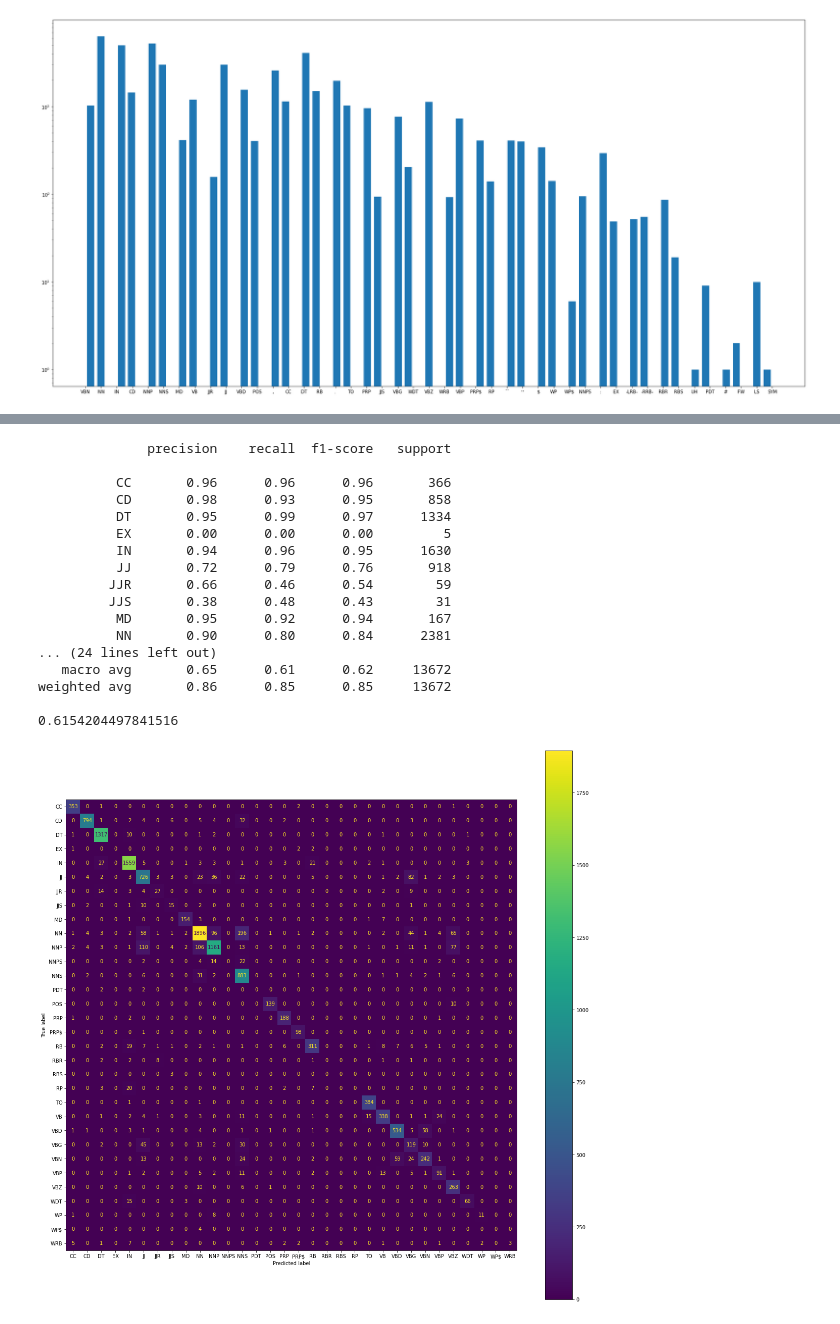
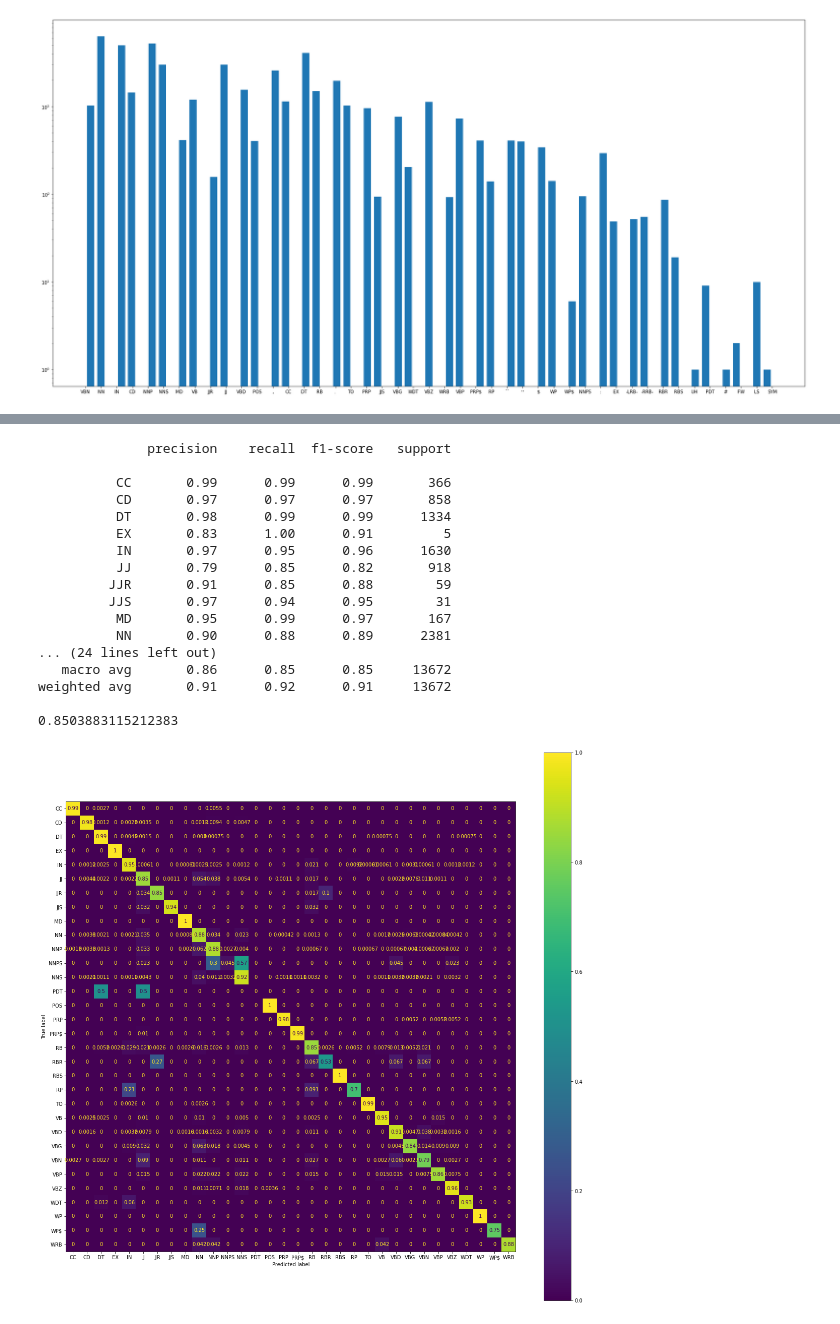
Before and after one commit to DomMcOyle/NLP-Assigments-22-23, a Jupyter notebook: Assignment1.ipynb, the cells around one changed output, grey strips where cells are left out. Cells and saved outputs as stored; diff of their text form; code cells hidden in the pictures.

```diff
--- a/Assignment1.ipynb
+++ b/Assignment1.ipynb
@@ -523,18 +525,21 @@ from keras.models import Model
 # lstm + two dense (first td 100)           -> (0.43 f1-macro lr: 1e-2 100 epochs only the last one is time distributed) (Uppercase enabled)
 # one gru                                   -> (0.83 f1-macro lr: 1e-3 100 epochs) (Uppercase enabled)
 
-# one lstm                              -> (0.83 f1-macro lr: 1e-3) (Lowercase enabled)
-# two lstm                              -> (0.81 f1-macro lr: 1e-3) (Lowercase enabled)
-# two dense (first td 100)              -> (0.41 f1-macro lr: 1e-2 100 epochs only the first one is time distributed) (Lowercase enabled)
-# two dense (first td 100)              -> (0.62 f1-macro lr: 1e-2 100 epochs both time distributed) (Lowercase enabled)
-# one gru                               -> (0.87  f1-macro lr: 1e-3 100 epochs) (Lowercase enabled)
+# one lstm                                  -> (0.83 f1-macro lr: 1e-3) (Lowercase enabled)
+# two lstm                                  -> (0.81 f1-macro lr: 1e-3) (Lowercase enabled)
+# two dense (first td 100)                  -> (0.41 f1-macro lr: 1e-2 100 epochs only the first one is time distributed) (Lowercase enabled)
+# two dense (first td 100)                  -> (0.62 f1-macro lr: 1e-2 100 epochs both time distributed) (Lowercase enabled)
+# one gru                                   -> (0.87  f1-macro lr: 1e-3 100 epochs) (Lowercase enabled)
 
 # one lstm  200d                            -> (0.83 f1-macro lr: 1e-3) (Lowercase enabled)
 #                                           -> (0.83 f1-macro lr: 1e-2)
 # two lstm 200d                             -> (0.81 f1-macro lr: 1e-3) (Lowercase enabled)
 #                                           -> (0.81 f1-macro lr: 1e-2)
-# two dense (first td 200)  200d            -> (0.61 f1-macro lr: 1e-2 100epochs both time distributed, the first is 200) (Lowercase enabled)
-# one gru 200d                              -> (0.85  f1-macro lr: 1e-3 100 epochs) (Lowercase enabled)
+# two dense (first td 200)  200d            -> (0.61 f1-macro lr: 1e-2 100 epochs both time distributed, the first is 200) (Lowercase enabled)
+# two dense (first td 200)  100d            -> (0.81 f1-macro lr: 1e-2 100 epochs both time distributed, the first is 200 and activation relu) (Lowercase enabled)
+# two dense (first td 200)  100d            -> (0.84 f1-macro lr: 5e-3 100 epochs both time distributed, activation relu) (Lowercase enabled)
+# two dense (first td 200)  100d            -> (0.80 f1-macro lr: 5e-3 100 epochs both time distributed, activation relu) (Uppercase enabled)
+# one gru 200d                              -> (0.85 f1-macro lr: 1e-3 100 epochs) (Lowercase enabled)
 #                                           -> (0.83 f1-macro lr: 1e-2) //
 
 # one lstm  300d                            -> (0.82 f1-macro lr: 1e-3) (Lowercase enabled)
@@ -543,20 +548,31 @@ from keras.models import Model
 #                                           -> (0.84 f1-macro lr: 1e-2) //
 #                                           -> (0.79 f1-macro lr: 1e-2) // 150->100
 # two dense (first td 200)  300d            -> (0.49 f1-macro lr: 1e-2 100 epochs both time distributed, the first is 200) (Lowercase enabled)
-# one gru 300d                              -> (0.83  f1-macro lr: 1e-3 100 epochs) (Lowercase enabled)
+# one gru 300d                              -> (0.83 f1-macro lr: 1e-3 100 epochs) (Lowercase enabled)
 #                                           -> (0.85 f1-macro lr: 1e-2) //
+# two dense (first td 200)  100d            -> (0.82 f1-macro lr: 1e-2 100 epochs both time distributed, the first is 100 with activation relu) (Lowercase enabled)
+#                                                                               (step scheduler halving the lr every 5 epochs)
+# two dense (first td 200)  100d            -> (0.81 f1-macro lr: 1e-2 100 epochs both time distributed, the first is 100 with activation relu) (Lowercase enabled)
+#                                                                               (step scheduler halving the lr every 3 epochs)
+# two dense (first td 200)  100d            -> (0.82 f1-macro lr: 5e-3 100 epochs both time distributed, the first is 100 with activation relu) (Lowercase enabled)
+#                                                                               (step scheduler halving the lr every 3 epochs)
+# one lstm  300d                            -> (0.85 f1-macro lr: 1e-2)         (step scheduler halving the lr every 3 epochs)
 def build_model(num_tokens, embedding_dimension, embedding_matrix):
+  # Improvement from 100 to 200 in the Time distributed dense layer because
+  # the fisrt Dense layer created a bottleneck (or squashing, since we used softmax for this layer too)
+  # in the structure of the network, which should resable an inverted hourglass ( <|_connections_|> )
+  # and not a funnel ( \|_connections_|/ )
     input = Input(shape=(None,), dtype="int32")
     x = Embedding(num_tokens,
                   embedding_dimension,
                   embeddings_initializer=tf.keras.initializers.Constant(embedding_matrix),
                   trainable=False,
                   mask_zero=True)(input)
-    x = Bidirectional(LSTM(100, return_sequences = True))(x)
     # x = Bidirectional(LSTM(100, return_sequences = True))(x)
-    # x = Bidirectional(GRU(100, return_sequences=True))(x)
+    # x = Bidirectional(LSTM(100, return_sequences = True))(x)
+    x = Bidirectional(GRU(100, return_sequences=True))(x)
     # x = Bidirectional(LSTM(100, return_sequences=True))(x)
-    x = TimeDistributed(Dense(200, activation="softmax"))(x)
+    # x = TimeDistributed(Dense(100, activation="relu"))(x) # changed from softmax
     x = TimeDistributed(Dense(n_classes, activation="softmax"))(x)
     return Model(input, x)
 
@@ -600,7 +616,7 @@ training_info = {
 
 
 def step_scheduler(epoch, lr): # insight: bad results for this task
-  if epoch>1 and epoch % 20 == 0:
+  if epoch>1 and epoch % 3 == 0:
     return lr/2
   else:
     return lr
@@ -624,14 +640,14 @@ def warmup_scheduler(epoch, lr):
 pat = 10 #setting the patience value
 es = tf.keras.callbacks.EarlyStopping(monitor='val_loss', patience=pat, min_delta=1e-4, restore_best_weights=True)
 scheduler_verbose_par = 1
-scheduler = tf.keras.callbacks.LearningRateScheduler(warmup_scheduler, scheduler_verbose_par)
+scheduler = tf.keras.callbacks.LearningRateScheduler(step_scheduler, scheduler_verbose_par)
 
 print(f"Start training! \nParameters: {training_info}")
 history = model.fit(x=train_sentences_X,
                     y=train_tags_y,
                     validation_data=(val_sentences_X,
                                      val_tags_y),
-                    callbacks = [es],#[scheduler, es],
+                    callbacks = [scheduler, es],
                     **training_info)
 # %% [output]
 Start training!
@@ -721,35 +739,35 @@ def custom_f1(true_y, pred_y, excluded_true_labels):
 # %%
 true_y, pred_y = reduce_results(df_test_x, test_tags_y, pred)
 true_y = encoder.inverse_transform(true_y)
 pred_y = encoder.inverse_transform(pred_y)
 
 to_suppress = np.array(["\'\'", "-RRB-", ".",
                           ":", ",", "-LRB-", "``",
                           "#", "$"])
 not_missing = np.unique(np.array(list(np.concatenate(df_test_y).flat)))
 # exclude tokens which labels are punctuation classes
 new_cat = [encoder.categories_[0][i] for i in range(0, len(encoder.categories_[0])) if encoder.categories_[0][i] not in to_suppress and encoder.categories_[0][i] in not_missing ]
 
 fig, ax = plt.subplots(figsize=(20, 20))
-ConfusionMatrixDisplay.from_predictions(true_y, pred_y, ax=ax, labels=list(new_cat))#encoder.categories_[0]))
+ConfusionMatrixDisplay.from_predictions(true_y, pred_y, ax=ax, labels=list(new_cat), normalize = "true")#encoder.categories_[0]))
 print(classification_report(true_y,pred_y, labels = new_cat))
 print(custom_f1(true_y, pred_y, list(to_suppress)))
 # %% [output]
               precision    recall  f1-score   support
 
-          CC       0.96      0.96      0.96       366
-          CD       0.98      0.93      0.95       858
-          DT       0.95      0.99      0.97      1334
-          EX       0.00      0.00      0.00         5
-          IN       0.94      0.96      0.95      1630
-          JJ       0.72      0.79      0.76       918
-         JJR       0.66      0.46      0.54        59
-         JJS       0.38      0.48      0.43        31
-          MD       0.95      0.92      0.94       167
-          NN       0.90      0.80      0.84      2381
+          CC       0.99      0.99      0.99       366
+          CD       0.97      0.97      0.97       858
+          DT       0.98      0.99      0.99      1334
+          EX       0.83      1.00      0.91         5
+          IN       0.97      0.95      0.96      1630
+          JJ       0.79      0.85      0.82       918
+         JJR       0.91      0.85      0.88        59
+         JJS       0.97      0.94      0.95        31
+          MD       0.95      0.99      0.97       167
+          NN       0.90      0.88      0.89      2381
 ... (24 lines left out)
-   macro avg       0.65      0.61      0.62     13672
-weighted avg       0.86      0.85      0.85     13672
+   macro avg       0.86      0.85      0.85     13672
+weighted avg       0.91      0.92      0.91     13672
 
-0.6154204497841516
+0.8503883115212383
-[figure, old version]
+[figure, new version]
```
Also changed, not shown: parts of 9 cells of this notebook.
